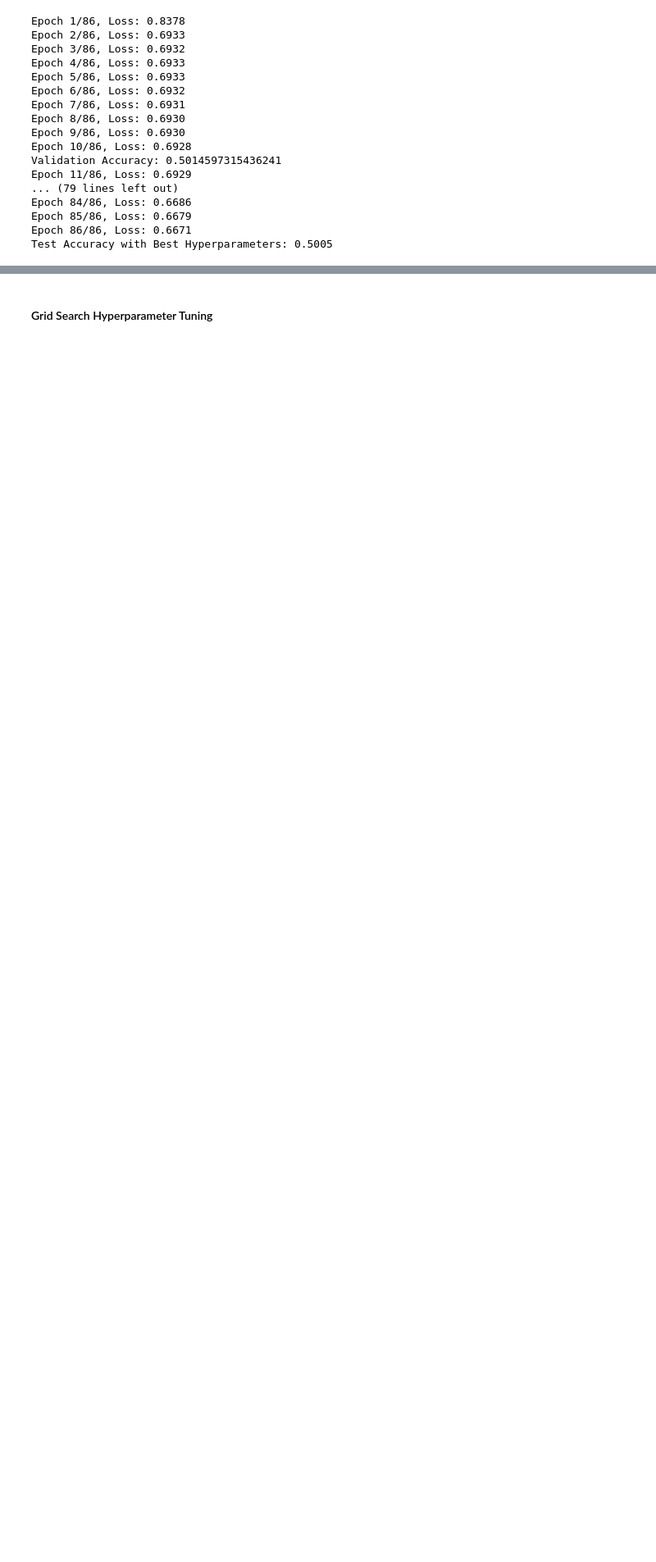
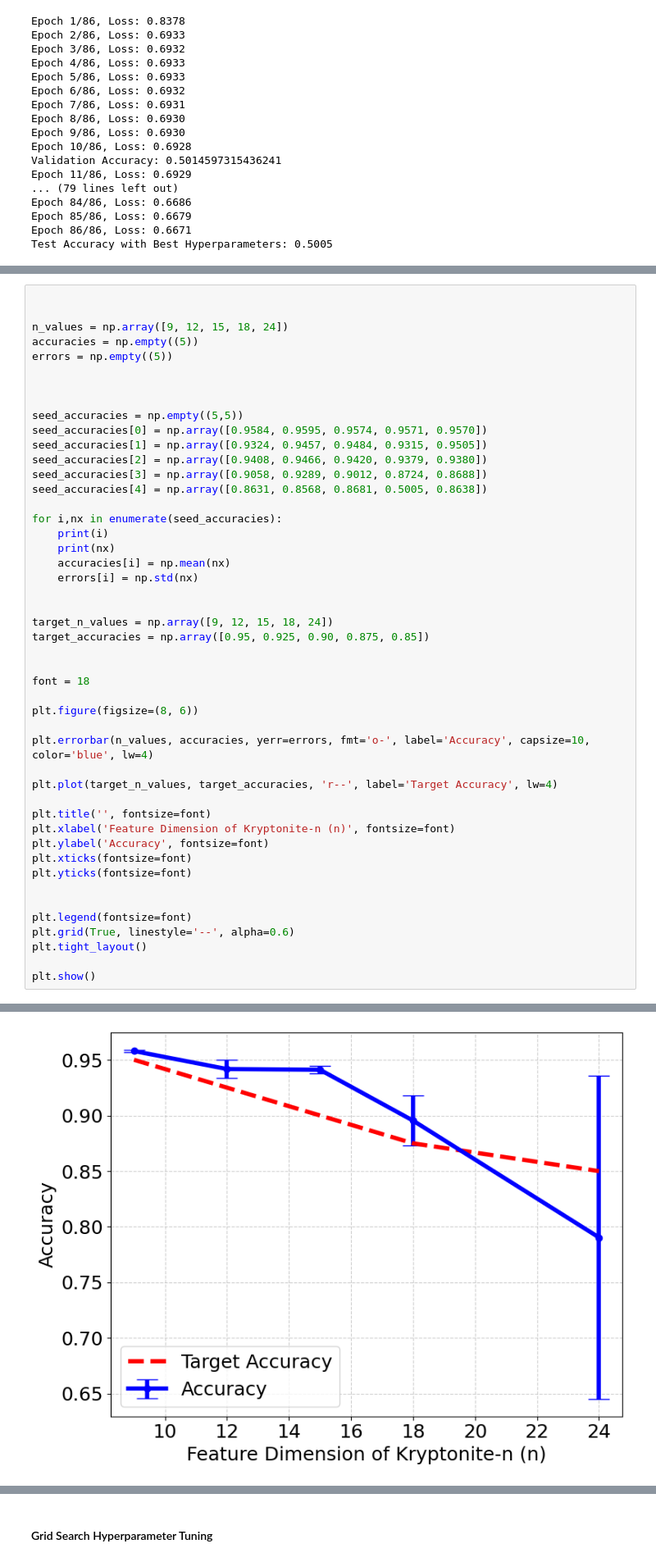
Before and after one commit to MartinNguyen03/ImpCML, a Jupyter notebook: kryptonite_nn.ipynb, the cells around one changed output, grey strips where cells are left out. Shown: that part at 82% size. Cells and saved outputs as stored; diff of their text form; blank space fills up the shorter version.

```diff
--- a/kryptonite_nn.ipynb
+++ b/kryptonite_nn.ipynb
@@ -385,0 +389,48 @@ Test Accuracy with Best Hyperparameters: 0.5005
+# %%
+
+
+n_values = np.array([9, 12, 15, 18, 24])
+accuracies = np.empty((5))
+errors = np.empty((5))
+
+
+
+seed_accuracies = np.empty((5,5))
+seed_accuracies[0] = np.array([0.9584, 0.9595, 0.9574, 0.9571, 0.9570])
+seed_accuracies[1] = np.array([0.9324, 0.9457, 0.9484, 0.9315, 0.9505])
+seed_accuracies[2] = np.array([0.9408, 0.9466, 0.9420, 0.9379, 0.9380])
+seed_accuracies[3] = np.array([0.9058, 0.9289, 0.9012, 0.8724, 0.8688])
+seed_accuracies[4] = np.array([0.8631, 0.8568, 0.8681, 0.5005, 0.8638])
+
+for i,nx in enumerate(seed_accuracies):
+    print(i)
+    print(nx)
+    accuracies[i] = np.mean(nx)
+    errors[i] = np.std(nx)
+
+
+target_n_values = np.array([9, 12, 15, 18, 24])
+target_accuracies = np.array([0.95, 0.925, 0.90, 0.875, 0.85])
+
+
+font = 18
+
+plt.figure(figsize=(8, 6))
+
+plt.errorbar(n_values, accuracies, yerr=errors, fmt='o-', label='Accuracy', capsize=10, color='blue', lw=4)
+
+plt.plot(target_n_values, target_accuracies, 'r--', label='Target Accuracy', lw=4)
+
+plt.title('', fontsize=font)
+plt.xlabel('Feature Dimension of Kryptonite-n (n)', fontsize=font)
+plt.ylabel('Accuracy', fontsize=font)
+plt.xticks(fontsize=font)
+plt.yticks(fontsize=font)
+
+
+plt.legend(fontsize=font)
+plt.grid(True, linestyle='--', alpha=0.6)
+plt.tight_layout()
+
+plt.show()
+# %% [output]
@@ -386,3 +447,4 @@ Test Accuracy with Best Hyperparameters: 0.5005
+[figure, added]
 # %%
 def hidden_nn(model, X_hidden):
     model.eval()
```
Also changed, not shown: parts of 3 cells of this notebook.
